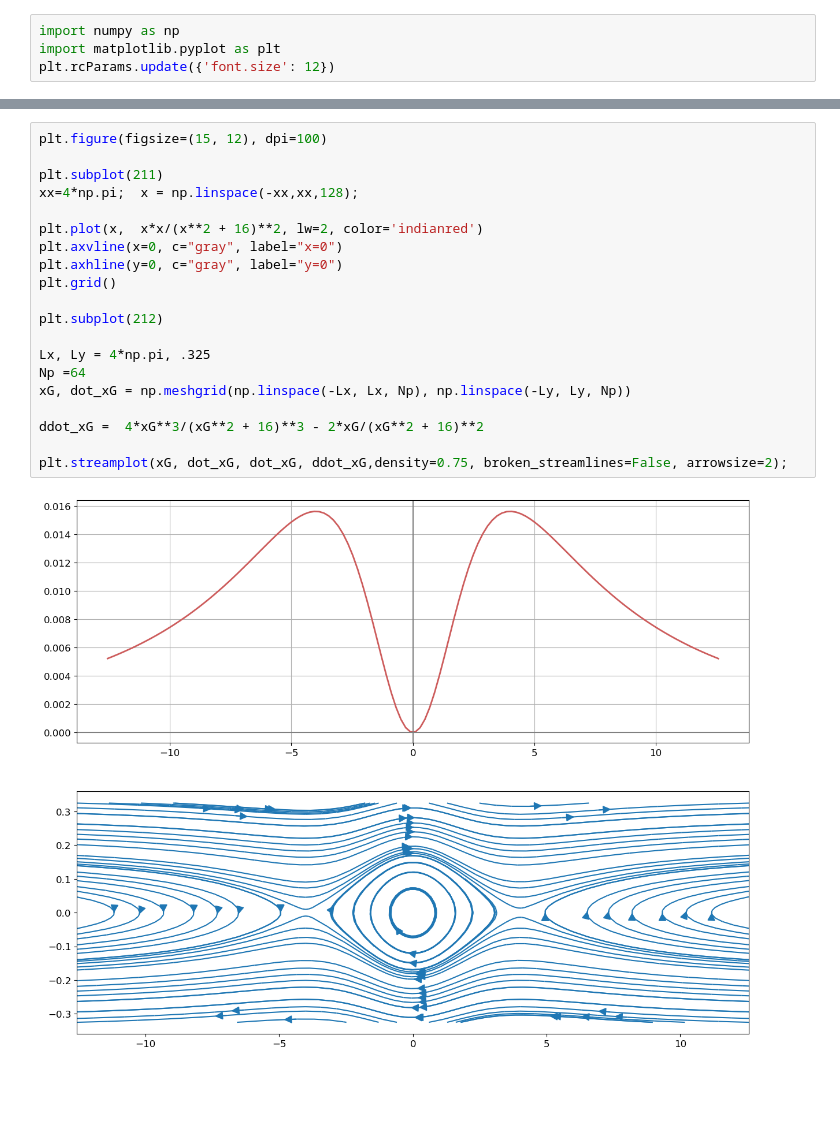
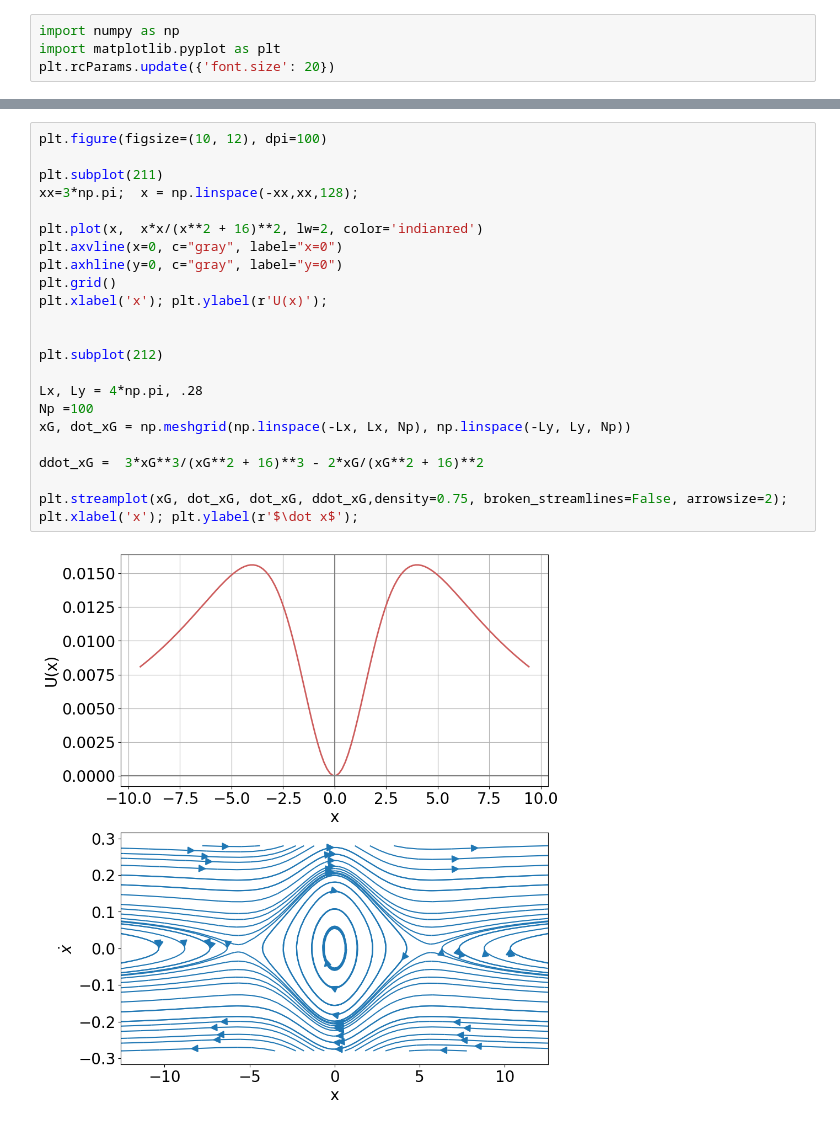
Before and after one commit to rajeshrinet/teaching, a Jupyter notebook: ex2-phasePortraits-streamplot.ipynb, the cells around one changed output, grey strips where cells are left out. Saved outputs shown, nothing was run; the diff lists cells and outputs as text; blank space fills up the shorter version.

```diff
--- a/ex2-phasePortraits-streamplot.ipynb
+++ b/ex2-phasePortraits-streamplot.ipynb
@@ -1,7 +1,7 @@
 # %%
 import numpy as np
 import matplotlib.pyplot as plt
-plt.rcParams.update({'font.size': 12})
+plt.rcParams.update({'font.size': 20})
 # %% [markdown]
 ### Simple harmonic oscillator
 
@@ -197,22 +205,25 @@ The corresponding force is $F(x)= - U'(x)= \frac{4x^3}{(x^2+a^2)^3}-\frac{2x}{(x
 # %%
-plt.figure(figsize=(15, 12), dpi=100)
+plt.figure(figsize=(10, 12), dpi=100)
 
 plt.subplot(211)
-xx=4*np.pi;  x = np.linspace(-xx,xx,128);
+xx=3*np.pi;  x = np.linspace(-xx,xx,128);
 
 plt.plot(x,  x*x/(x**2 + 16)**2, lw=2, color='indianred')
 plt.axvline(x=0, c="gray", label="x=0")
 plt.axhline(y=0, c="gray", label="y=0")
 plt.grid()
+plt.xlabel('x'); plt.ylabel(r'U(x)');
+
 
 plt.subplot(212)
 
-Lx, Ly = 4*np.pi, .325
-Np =64
+Lx, Ly = 4*np.pi, .28
+Np =100
 xG, dot_xG = np.meshgrid(np.linspace(-Lx, Lx, Np), np.linspace(-Ly, Ly, Np))
 
-ddot_xG =  4*xG**3/(xG**2 + 16)**3 - 2*xG/(xG**2 + 16)**2
+ddot_xG =  3*xG**3/(xG**2 + 16)**3 - 2*xG/(xG**2 + 16)**2
 
 plt.streamplot(xG, dot_xG, dot_xG, ddot_xG,density=0.75, broken_streamlines=False, arrowsize=2);
+plt.xlabel('x'); plt.ylabel(r'$\dot x$');
 # %% [output]
-[figure, old version]
+[figure, new version]
```
Also changed, not shown: parts of 13 cells of this notebook, 1 other file.
